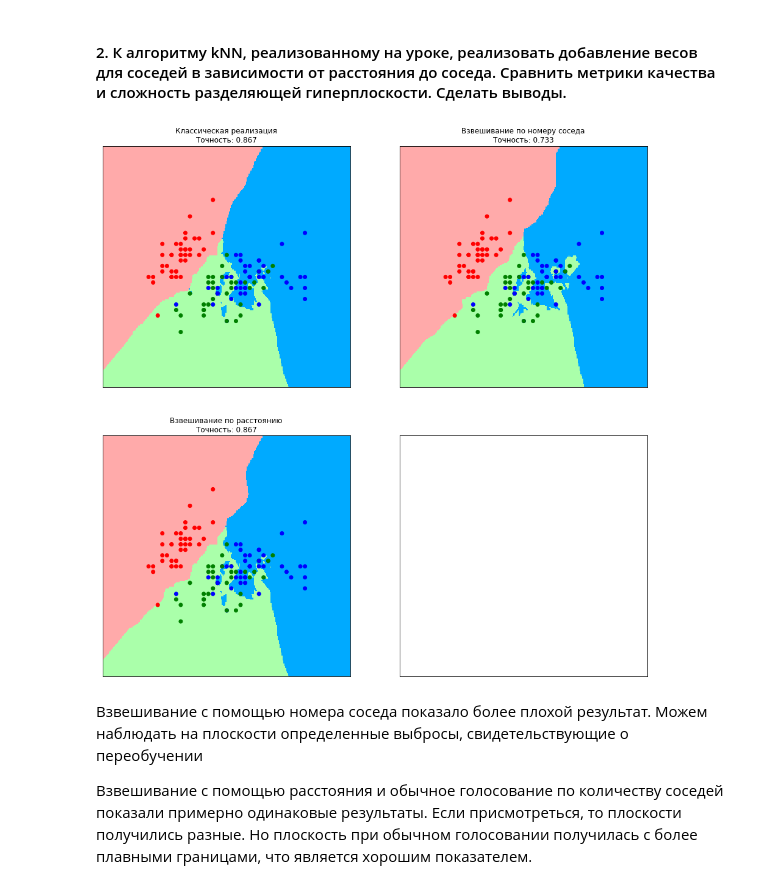
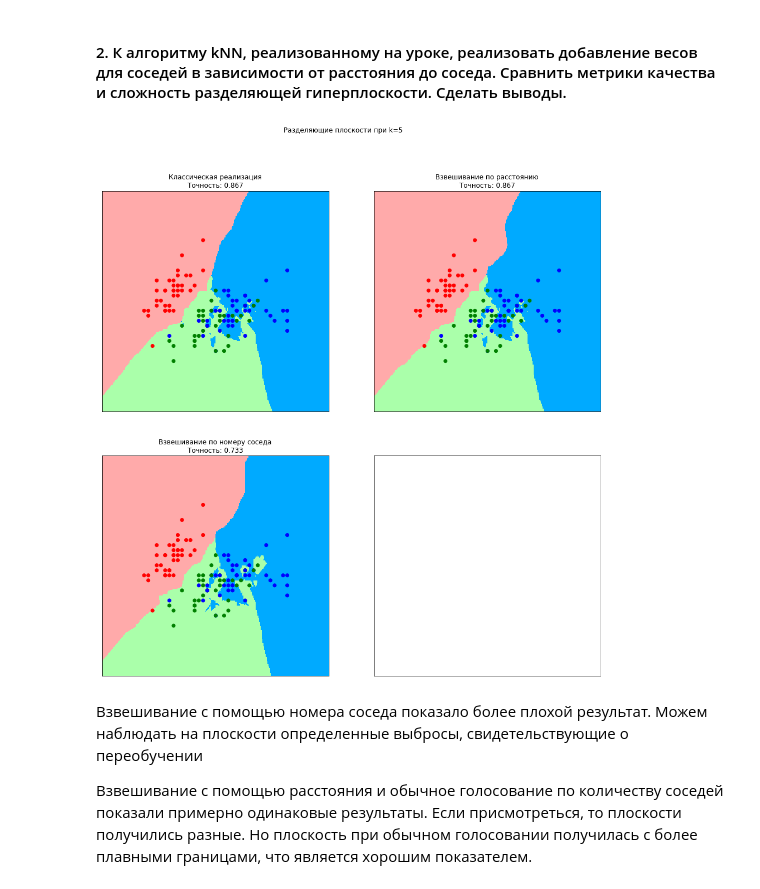
Before and after one commit to mayo889/GeekBrains, a Jupyter notebook: algorithms_DS/07_lesson/07_hw.ipynb, the cells around one changed output. Cells and saved outputs as stored; diff of their text form; code cells hidden in the pictures.

```diff
--- a/algorithms_DS/07_lesson/07_hw.ipynb
+++ b/algorithms_DS/07_lesson/07_hw.ipynb
@@ -114,14 +115,12 @@ knn_classic.save_accuracy(y_pred, y_test)
 #### К алгоритму kNN, реализованному на уроке, реализовать добавление весов для соседей в зависимости от номера соседа.
 # %%
 class KNN:
-    def __init__(self, k):
-        self.k = k
     def fit(self, x_train, y_train):
         self.x_train = x_train
         self.y_train = y_train
     def save_accuracy(self, y_pred, y_test):
         self.accuracy = round(accuracy(y_pred, y_test), 3)
-    def predict(self, x_test):
+    def predict(self, x_test, k):
         answers = []
         for x in x_test:
             test_distances = []
@@ -143,7 +142,7 @@ class KNN:
             # q = 0.75
             # i - номер соседа
             # среди первых k элементов подсчитаем взвешанную частоту появления разных классов
-            for i, d in enumerate(sorted(test_distances)[0:self.k]):
+            for i, d in enumerate(sorted(test_distances)[0:k]):
                 classes[d[1]] += 0.75 ** i
 
             # Записываем в список ответов класс с самым большим весом
@@ -151,22 +150,20 @@ class KNN:
 
         return answers
 # %%
-knn_wts_num = KNN(k=5)
+knn_wts_num = KNN()
 knn_wts_num.fit(X_train, y_train)
-y_pred = knn_wts_num.predict(X_test)
+y_pred = knn_wts_num.predict(X_test, k)
 knn_wts_num.save_accuracy(y_pred, y_test)
 # %% [markdown]
 #### 2. К алгоритму kNN, реализованному на уроке, реализовать добавление весов для соседей в зависимости от расстояния до соседа. Сравнить метрики качества и сложность разделяющей гиперплоскости. Сделать выводы.
 # %%
 class KNN:
-    def __init__(self, k):
-        self.k = k
     def fit(self, x_train, y_train):
         self.x_train = x_train
         self.y_train = y_train
     def save_accuracy(self, y_pred, y_test):
         self.accuracy = round(accuracy(y_pred, y_test), 3)
-    def predict(self, x_test):
+    def predict(self, x_test, k):
         answers = []
         for x in x_test:
             test_distances = []
@@ -188,7 +185,7 @@ class KNN:
             # q = 0.75
             # d - расстояние
             # среди первых k элементов подсчитаем взвешанную частоту появления разных классов
-            for d in sorted(test_distances)[0:self.k]:
+            for d in sorted(test_distances)[0:k]:
                 classes[d[1]] += 0.75 ** d[0]
 
             # Записываем в список ответов класс с самым большим весом
@@ -196,25 +193,25 @@ class KNN:
 
         return answers
 # %%
-knn_wts_dist = KNN(k=5)
+knn_wts_dist = KNN()
 knn_wts_dist.fit(X_train, y_train)
-y_pred = knn_wts_dist.predict(X_test)
+y_pred = knn_wts_dist.predict(X_test, k)
 knn_wts_dist.save_accuracy(y_pred, y_test)
 # %%
 fig, ax = plt.subplots(nrows=2, ncols=2,figsize=(16, 16), \
                         sharey=True, sharex=True)
-
-models = [knn_classic, knn_wts_num, knn_wts_dist]
+fig.suptitle(f'Разделяющие плоскости при k={k}')
+models = [knn_classic, knn_wts_dist, knn_wts_num]
 titles = [
     "Классическая реализация",
-    "Взвешивание по номеру соседа",
-    "Взвешивание по расстоянию"
+    "Взвешивание по расстоянию",
+    "Взвешивание по номеру соседа"
 ]
 
 for i, fig_x in enumerate(ax.flatten()[:3]):
-    get_graph(models[i], titles[i], fig_x)
+    get_graph(models[i], titles[i], fig_x, k)
 # %% [output]
-[figure, old version]
+[figure, new version]
 # %% [markdown]
 Взвешивание с помощью номера соседа показало более плохой результат. Можем наблюдать на плоскости определенные выбросы, свидетельствующие о переобучении
 
```
Also changed, not shown: parts of 8 cells of this notebook.
